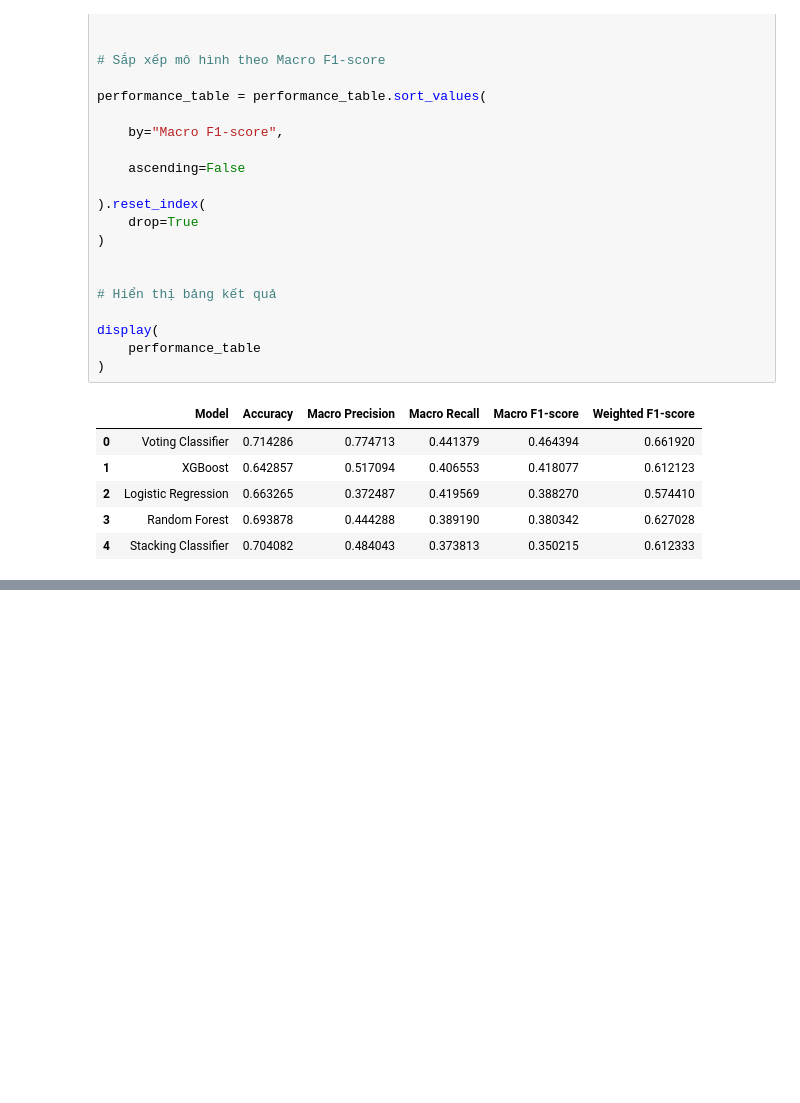
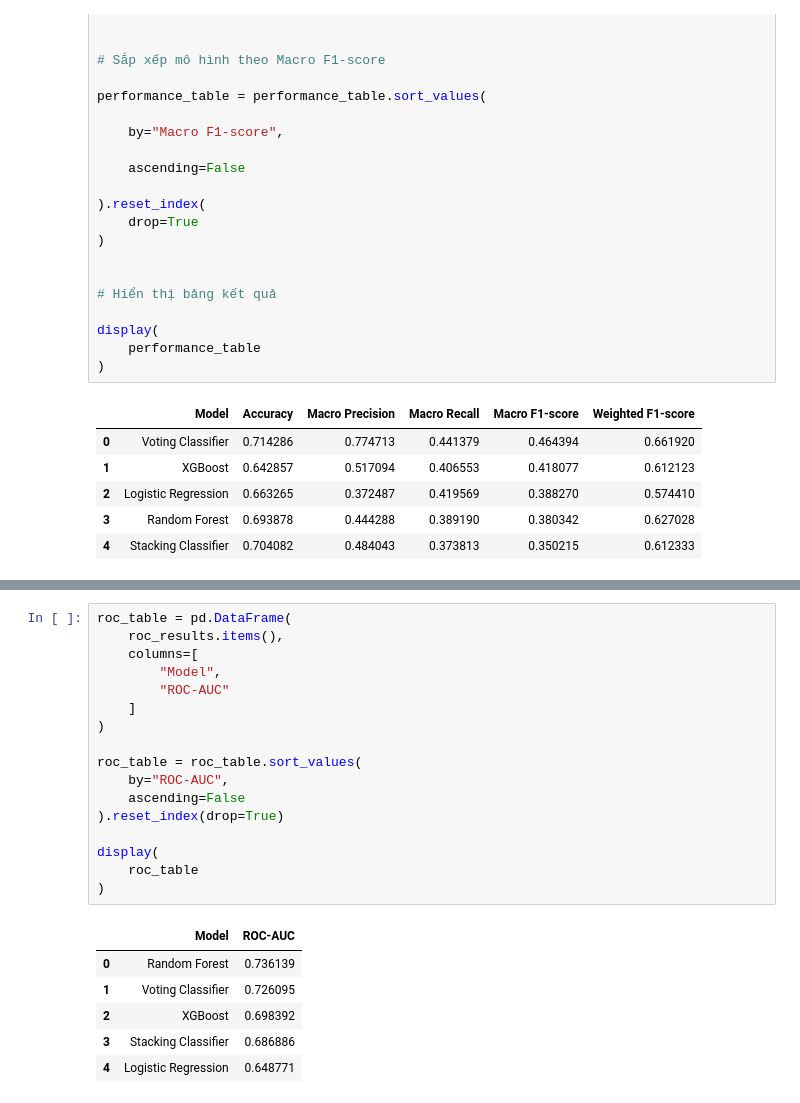
Before and after one commit to NguynnThah/DA016, a Jupyter notebook: notebooks/vietnam_dataset/05_modeling.ipynb, the cells around one changed output, grey strips where cells are left out. Saved outputs shown, nothing was run; the diff lists cells and outputs as text; blank space fills up the shorter version.

```diff
--- a/notebooks/vietnam_dataset/05_modeling.ipynb
+++ b/notebooks/vietnam_dataset/05_modeling.ipynb
@@ -1267,0 +1413,24 @@ display(
+# %%
+roc_table = pd.DataFrame(
+    roc_results.items(),
+    columns=[
+        "Model",
+        "ROC-AUC"
+    ]
+)
+
+roc_table = roc_table.sort_values(
+    by="ROC-AUC",
+    ascending=False
+).reset_index(drop=True)
+
+display(
+    roc_table
+)
+# %% [output]
+|  | Model | ROC-AUC |
+| 0 | Random Forest | 0.736139 |
+| 1 | Voting Classifier | 0.726095 |
+| 2 | XGBoost | 0.698392 |
+| 3 | Stacking Classifier | 0.686886 |
+| 4 | Logistic Regression | 0.648771 |
```
Also changed, not shown: parts of 23 cells of this notebook.
